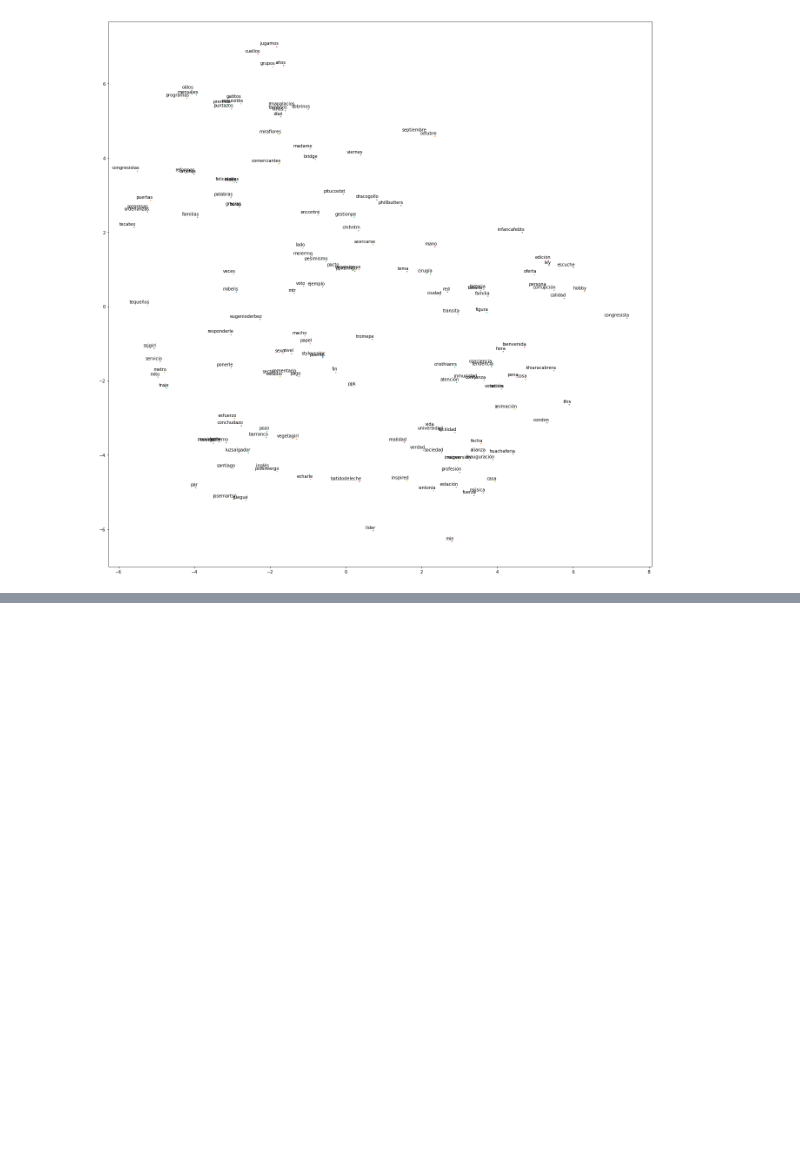
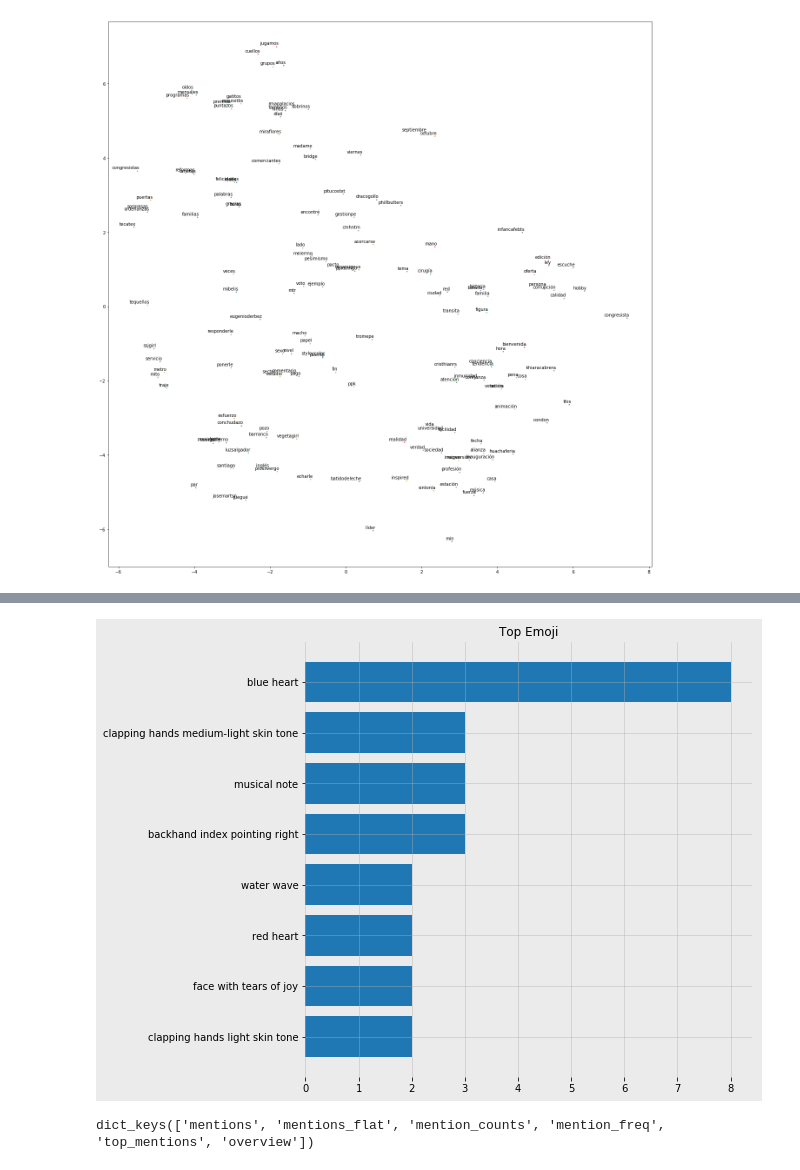
Before and after one commit to romellfudi/LimaTweets_NLP_TFIDF, a Jupyter notebook: Notebook.ipynb, the cells around one changed output, grey strips where cells are left out. Saved outputs shown, nothing was run; the diff lists cells and outputs as text; code cells hidden in the pictures; blank space fills up the shorter version.

```diff
--- a/Notebook.ipynb
+++ b/Notebook.ipynb
@@ -547,0 +758,14 @@ plot_with_labels(low_dim_embedding, [word.text for word in nouns])
+# %%
+plt.figure(facecolor='#ebebeb', figsize=(8, 8))
+plt.barh([x[0] for x in emoji_summary['top_emoji_text'][:8]][::-1],
+         [x[1] for x in emoji_summary['top_emoji_text'][:8]][::-1])
+plt.title('Top Emoji')
+plt.grid(alpha=0.5)
+plt.gca().set_frame_on(False)
+# %% [output]
+[figure, added]
+# %%
+mention_summary = adv.extract_mentions(tweets_df.Tweets)
+mention_summary.keys()
+# %% [output]
+dict_keys(['mentions', 'mentions_flat', 'mention_counts', 'mention_freq', 'top_mentions', 'overview'])
```
Also changed, not shown: parts of 39 cells of this notebook, 2 other files.
